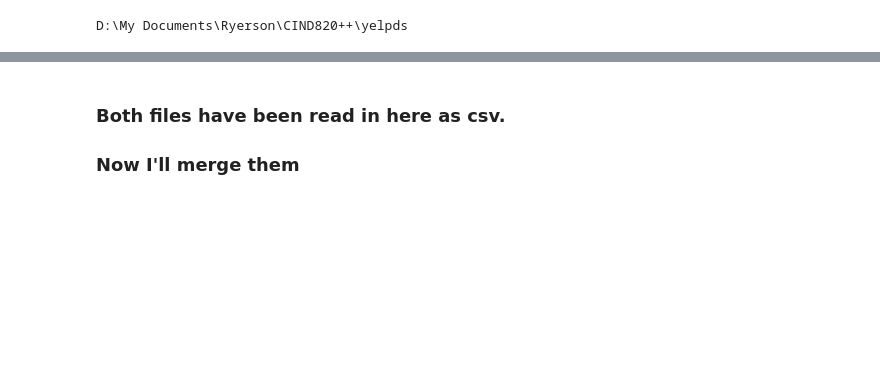
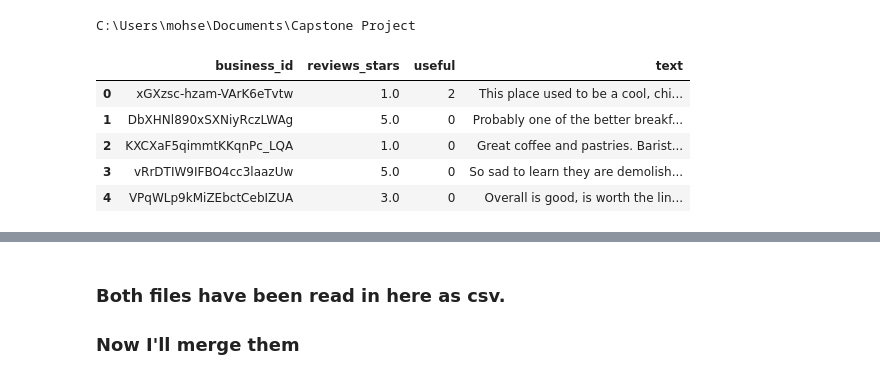
Before and after one commit to mohsen-qureshi/Capstone-Project, a Jupyter notebook: Merging both Datasets (Business DF + Reviews DF).ipynb, the cells around one changed output, grey strips where cells are left out. Saved outputs shown, nothing was run; the diff lists cells and outputs as text; code cells hidden in the pictures; blank space fills up the shorter version.

```diff
--- a/Merging both Datasets (Business DF + Reviews DF).ipynb
+++ b/Merging both Datasets (Business DF + Reviews DF).ipynb
@@ -10,11 +13,11 @@ import seaborn as sns
 from sklearn.decomposition import PCA
 from sklearn.cluster import KMeans
 # %%
-os.chdir('D:\\My Documents\\Ryerson\\CIND820++\\yelpds')
+os.chdir('C:\\Users\\mohse\\Documents\\Capstone Project')
 cwd = os.getcwd()
 print(cwd)
 # %% [output]
-D:\My Documents\Ryerson\CIND820++\yelpds
+C:\Users\mohse\Documents\Capstone Project
 # %%
 businessCSV = pd.read_csv('BusinessDF.csv')
 # %%
@@ -27,3 +34,12 @@ reviewCSV.to_csv("ReviewDF.csv", index=False)
+# %%
+reviewCSV.head()
+# %% [output]
+|  | business_id | reviews_stars | useful | text |
+| 0 | xGXzsc-hzam-VArK6eTvtw | 1.0 | 2 | This place used to be a cool, chi... |
+| 1 | DbXHNl890xSXNiyRczLWAg | 5.0 | 0 | Probably one of the better breakf... |
+| 2 | KXCXaF5qimmtKKqnPc_LQA | 1.0 | 0 | Great coffee and pastries. Barist... |
+| 3 | vRrDTIW9IFBO4cc3laazUw | 5.0 | 0 | So sad to learn they are demolish... |
+| 4 | VPqWLp9kMiZEbctCebIZUA | 3.0 | 0 | Overall is good, is worth the lin... |
 # %%
 #rename business col "stars" as well
 
```
Also changed, not shown: parts of 6 cells of this notebook.
